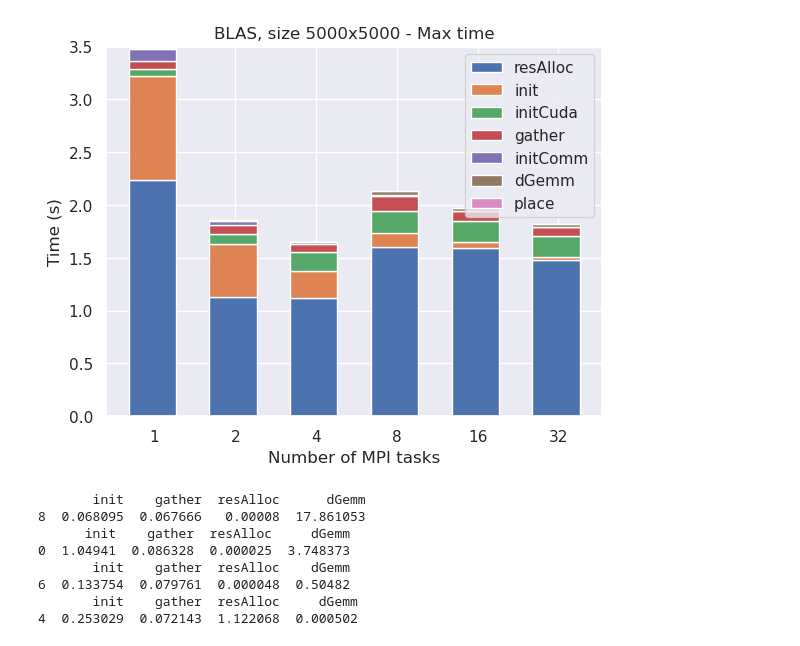
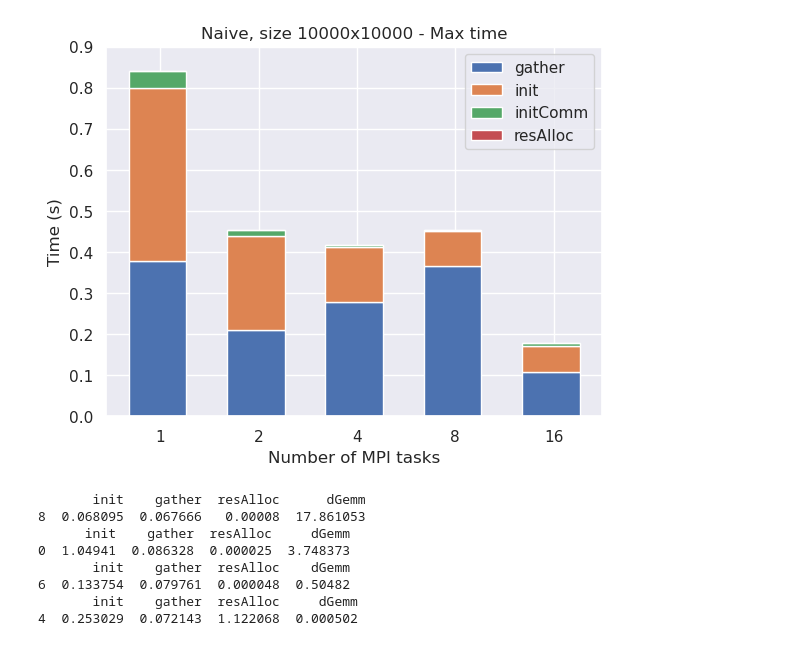
Before and after one commit to DavideRossi1/AdvancedHPC-Project, a Jupyter notebook: Distributed_MatMul/data/plots.ipynb, the cells around one changed output. Saved outputs shown, nothing was run; the diff lists cells and outputs as text; code cells hidden in the pictures.

```diff
--- a/Distributed_MatMul/data/plots.ipynb
+++ b/Distributed_MatMul/data/plots.ipynb
@@ -77,10 +77,11 @@ def buildAx(title, ax, data):
     ax.plot()
 # %%
 # "initCuda", "init", "initComm", "gather", "resAlloc", "dGemm", "place", "mult", "total"
-colsToUse = [ "initCuda", "init", "initComm", "gather", "resAlloc", "dGemm", "place"]
-plotDataStackBar("gpu5000.csv", 1, "BLAS, size 5000x5000", colsToUse)
+colsToUse = [  "init", "initComm", "gather", "resAlloc"]
+size="10000"
+plotDataStackBar("naive"+size+".csv", 1, "Naive, size "+size+"x"+size, colsToUse)
 # %% [output]
-[figure, old version]
+[figure, new version]
 # %%
 def read_data(files, cols_to_use):
     data_frames = []
```
Also changed, not shown: 41 other files.
